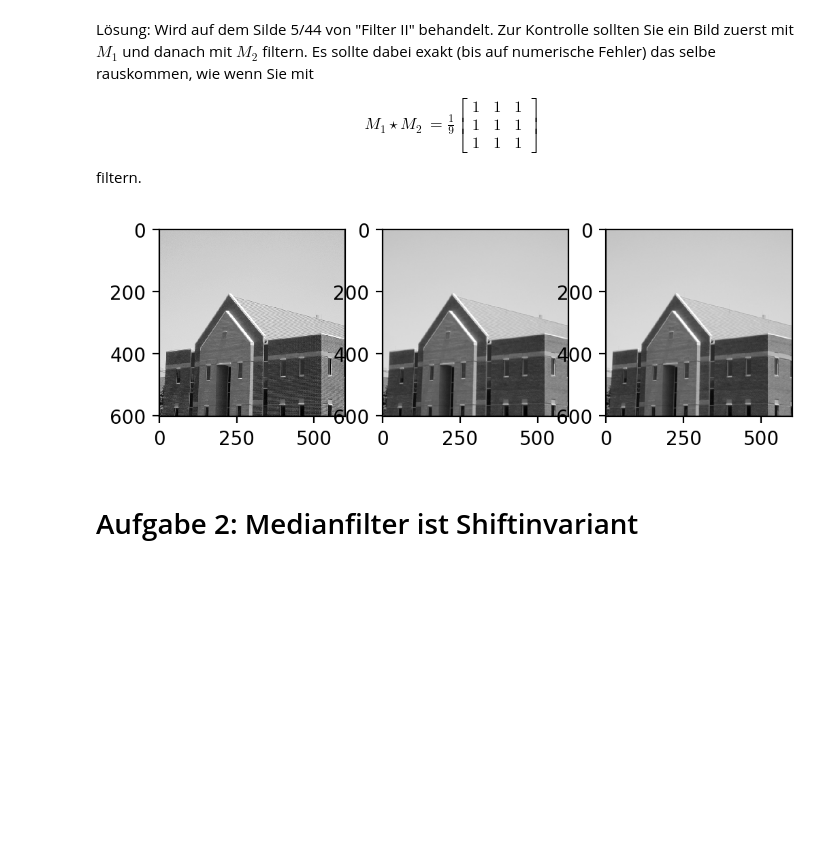
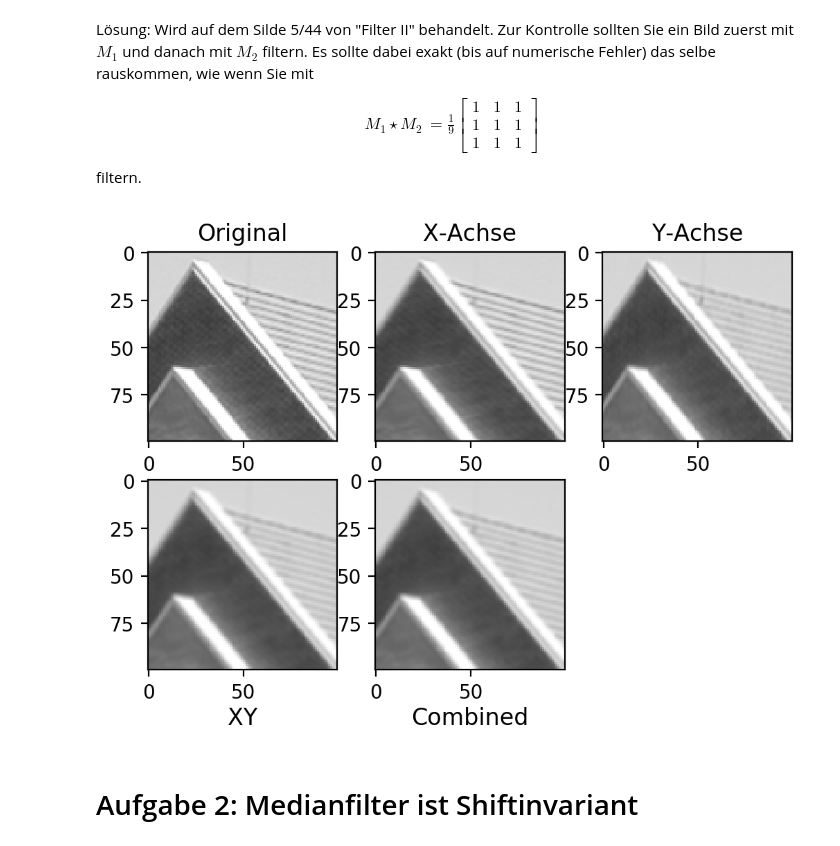
Before and after one commit to tschibu/hslu-ipcv-exercises, a Jupyter notebook: math_exercise02/IPCV_Filter_Exercise_2.ipynb, the cells around one changed output. Cells and saved outputs as stored; diff of their text form; code cells hidden in the pictures; blank space fills up the shorter version.

```diff
--- a/math_exercise02/IPCV_Filter_Exercise_2.ipynb
+++ b/math_exercise02/IPCV_Filter_Exercise_2.ipynb
@@ -31,24 +39,40 @@ from matplotlib.pyplot import *
-# %%
-img = cv2.imread("images/gonzales.tif")
-
-laplaceKernel = np.array([[1, 1, 1], [1, -8, 1], [1, 1, 1]])
-x = 1/ 3 * np.array([[1, 1, 1]]).T
-y = np.transpose(x)
-
-combined = x * y
-
-rcParams['figure.dpi']= 200
-
-imageCombined = cv2.filter2D(img, -1, combined)
-imageXY = cv2.filter2D(cv2.filter2D(img, -1, x), -1, y)
-
-
-subplot(1, 3, 1) ,imshow(img)
-subplot(1, 3, 2) ,imshow(imageCombined)
-subplot(1, 3, 3) ,imshow(imageXY)
-show()
-# %% [output]
-[figure, removed]
+# %%
+img = cv2.imread("../data/DIP+MatLab-Gonzalesetal-F04.09a.tiff")
+croppedImg = img[200:300,200:300]
+
+x = 1/ 3 * np.array([[1, 1, 1]])
+y = np.transpose(x)
+xy = x * y
+M = 1/9 * np.array([(1,1,1),(1,1,1),(1,1,1)])
+
+img_x = cv2.filter2D(croppedImg, -1, x)
+img_y = cv2.filter2D(croppedImg, -1, y)
+img_xy = cv2.filter2D(croppedImg, -1, xy)
+img_M = cv2.filter2D(croppedImg, -1, M)
+
+subplot(2, 3, 1)
+title("Original")
+imshow(croppedImg)
+
+subplot(2, 3, 2)
+title("X-Achse")
+imshow(img_x)
+
+subplot(2, 3, 3)
+title("Y-Achse")
+imshow(img_y)
+
+subplot(2, 3, 4)
+title("XY", y=-0.35)
+imshow(img_xy)
+
+subplot(2, 3, 5)
+title("Combined", y=-0.35)
+imshow(img_M)
+
+show()
+# %% [output]
+[figure, added]
 # %% [markdown]
 # Aufgabe 2: Medianfilter ist Shiftinvariant
 # %% [markdown]
```
Also changed, not shown: parts of 17 cells of this notebook, 1 other file.
